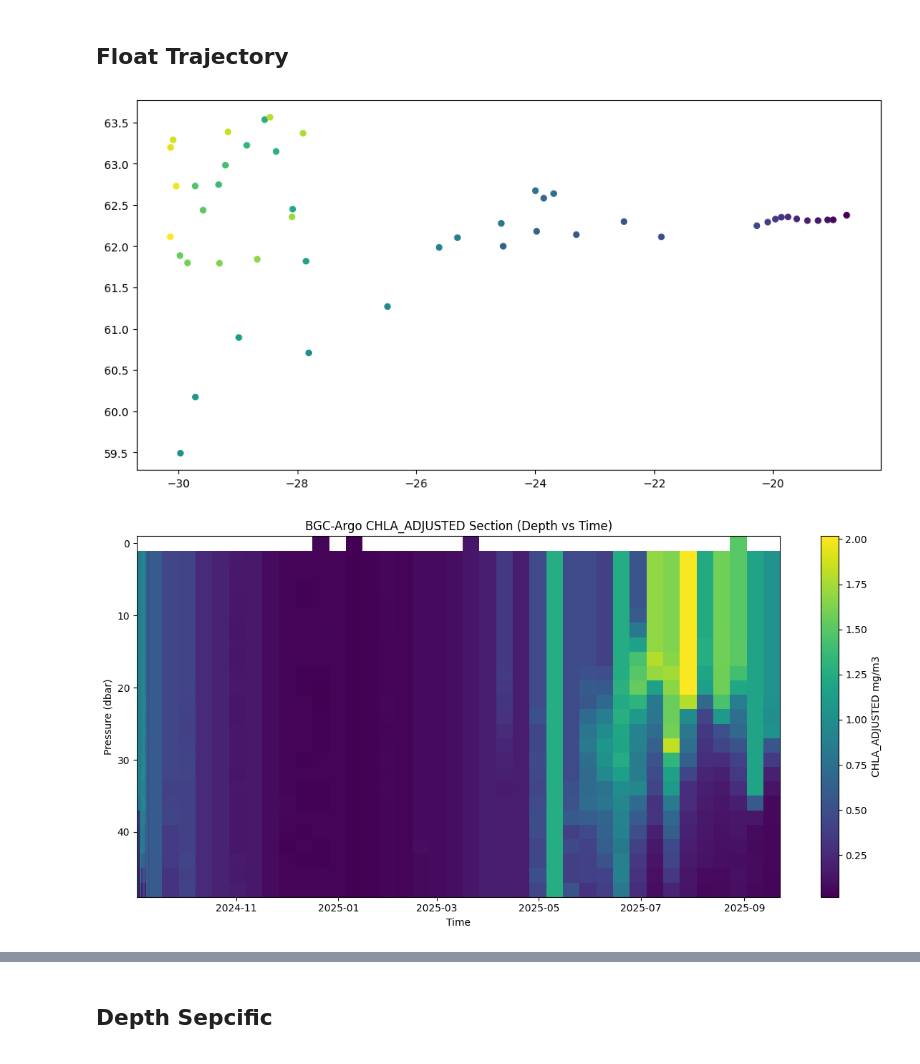
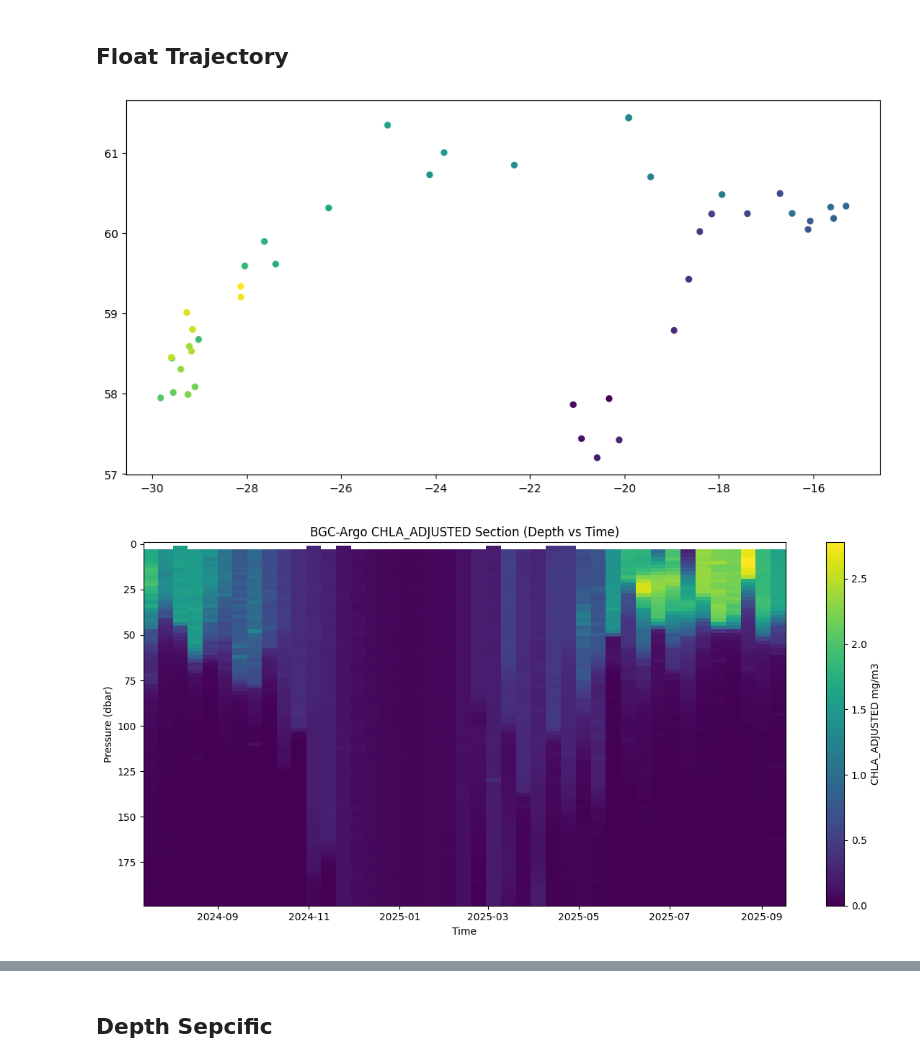
Before and after one commit to ROYVNZ/Masters, a Jupyter notebook: scripts/Argo_data.ipynb, the cells around one changed output, grey strips where cells are left out. Saved outputs shown, nothing was run; the diff lists cells and outputs as text; code cells hidden in the pictures.

```diff
--- a/scripts/Argo_data.ipynb
+++ b/scripts/Argo_data.ipynb
@@ -17,10 +17,10 @@ import cartopy.feature as cfeature
 # %% [markdown]
 Downloaded data from argo located within near the southern Icelandic shelf
 # %%
-ds = ar.DataFetcher(src="gdac").float(7902223).to_xarray()
+ds = ar.DataFetcher(src="gdac").float(3902258).to_xarray()
 with ar.set_options(mode='expert'):
-    ds_bgc = ar.DataFetcher(backend='erddap', ds = 'bgc').float(7902223).to_xarray()
-prof = ar.ArgoFloat(7902223).open_dataset('prof')
+    ds_bgc = ar.DataFetcher(backend='erddap', ds = 'bgc').float(3902258).to_xarray()
+prof = ar.ArgoFloat(3902258).open_dataset('prof')
 # %%
 display(ds)
 display(ds_bgc)
@@ -67,9 +67,9 @@ plt.figure(figsize=(12,6))
 plt.scatter(prof['LONGITUDE'].values, prof['LATITUDE'].values,c = prof['CYCLE_NUMBER'], s=25)
 plt.show()
 # %% [output]
-[figure, old version]
+[figure, new version]
 # %%
-def plot_transect(ds, varname = 'CHLA_ADJUSTED', depth_min = 0, depth_max = 100, log_scale=False):
+def plot_transect(ds, varname = 'CHLA_ADJUSTED', depth_min = 0, depth_max = 300, log_scale=False):
     # Build dataset from point-form arrays
     ds_points = xr.Dataset(
         {
@@ -131,9 +131,9 @@ def plot_transect(ds, varname = 'CHLA_ADJUSTED', depth_min = 0, depth_max = 100,
     plt.tight_layout()
     plt.show()
 # %%
-plot_transect(ds_bgc, 'CHLA_ADJUSTED', depth_max = 50, log_scale=False)
+plot_transect(ds_bgc, 'CHLA_ADJUSTED', depth_max = 200, log_scale=False)
 # %% [output]
-[figure, old version]
+[figure, new version]
 # %%
 
 def plot_interpolated_section(ds_bgc, varname='CHLA_ADJUSTED', depth_min=0, depth_max=200, log_scale=True):
```
Also changed, not shown: parts of 7 cells of this notebook, 3 other files.
